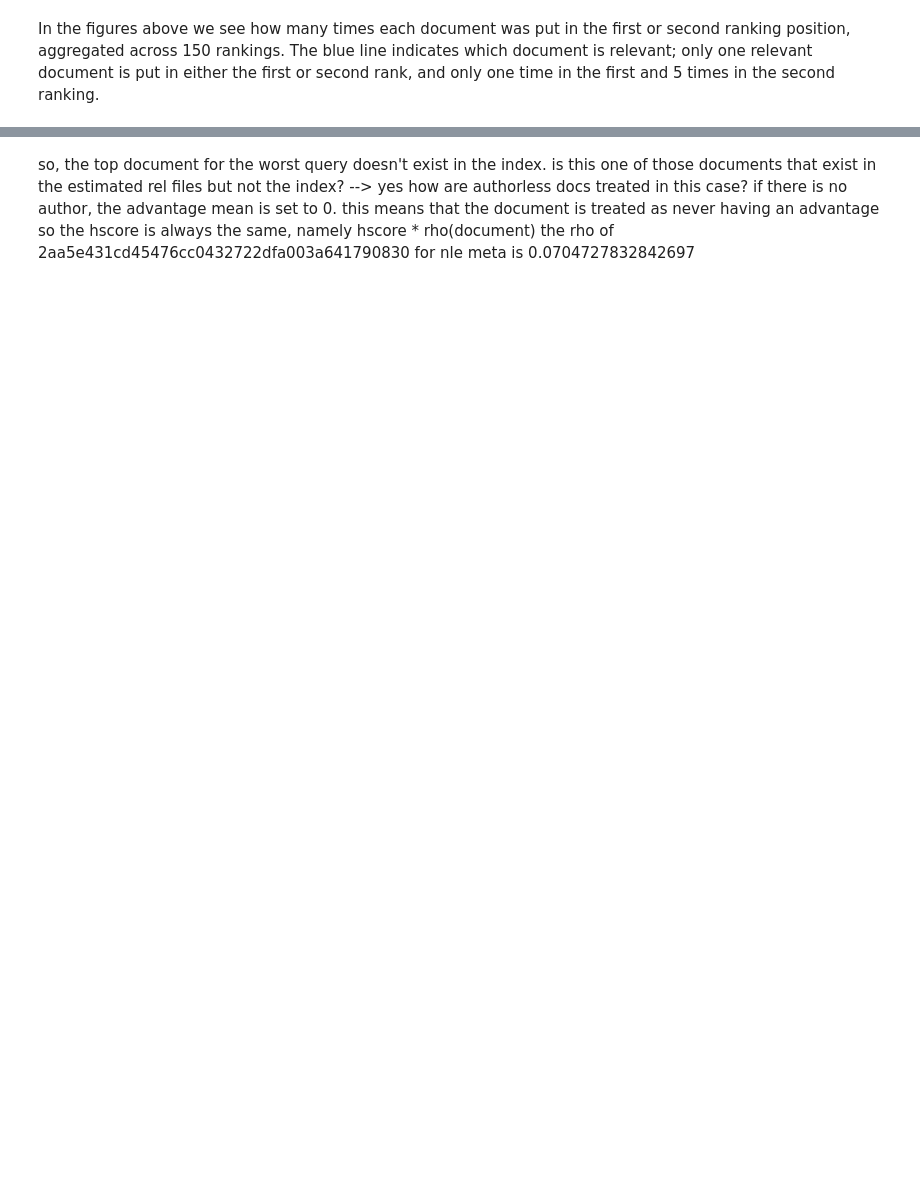
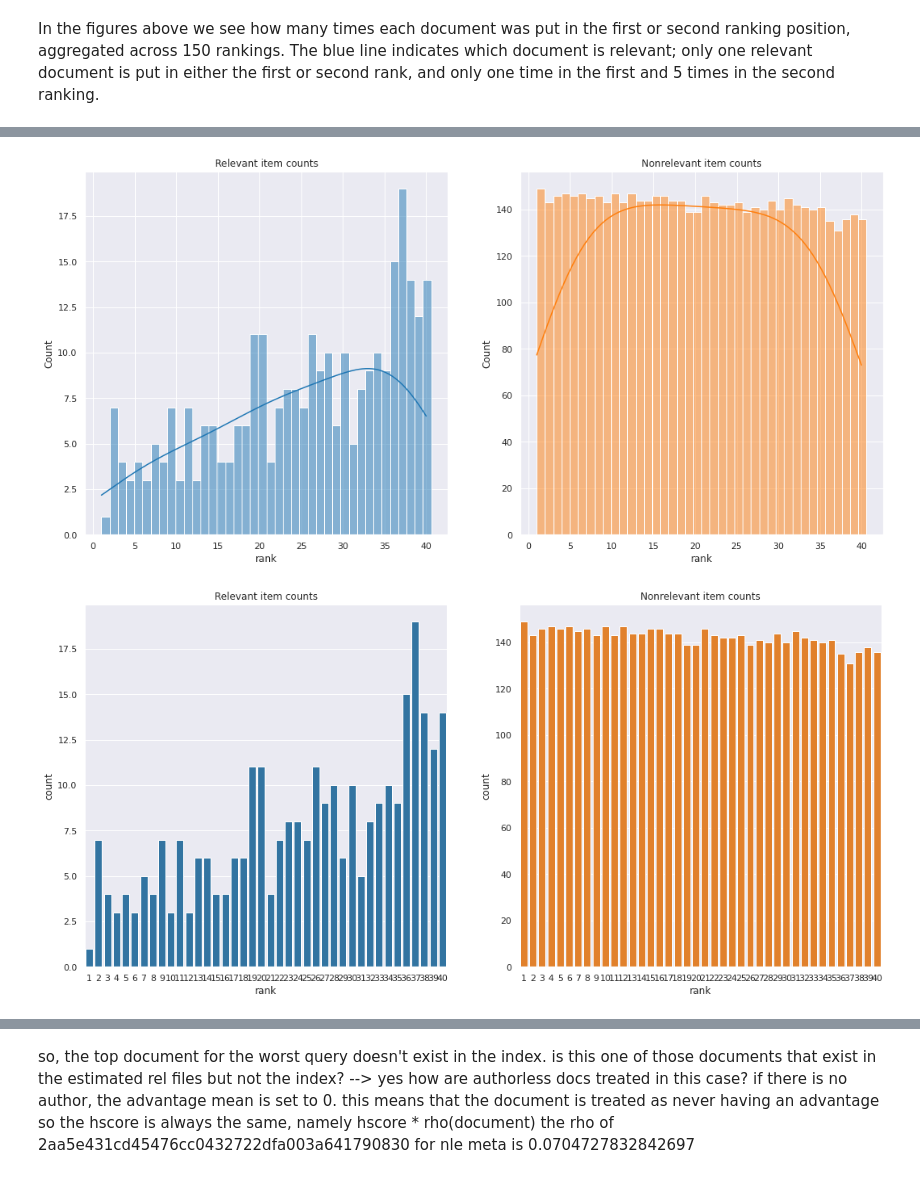
Before and after one commit to pilmus/thesis, a Jupyter notebook: app/notebooks/visualize_ranking_distributions.ipynb, the cells around one changed output, grey strips where cells are left out. Saved outputs shown, nothing was run; the diff lists cells and outputs as text; code cells hidden in the pictures; blank space fills up the shorter version.

```diff
--- a/app/notebooks/visualize_ranking_distributions.ipynb
+++ b/app/notebooks/visualize_ranking_distributions.ipynb
@@ -140,7 +146,7 @@ def count_doc_occurrence_per_rank(rankings_df):
             count_per_doc_per_rank[i][doc] = count_per_doc_per_rank[i][doc] + 1
     return count_per_doc_per_rank
 # %%
-def doc_occurrene_per_rank_to_sns_df(occurrence_dict, relevance_df):
+def doc_occurrence_per_rank_to_sns_df(occurrence_dict, relevance_df):
     unpacked = [d for dlist in [[{'rank':k, 'doc_id':k2, 'count':v2} for k2, v2 in v.items()] for k,v in occurrence_dict.items()] for d in dlist]
     unpacked_df = pd.DataFrame(unpacked)
 
@@ -195,3 +263,18 @@ def plot_doc_occurrence_per_rank(data, num_rel_docs):
+# %%
+def plot_doc_pos_count_for_qid(qid, ranking, relevance):
+        subranking = extract_results_based_on_qid(qid, ranking)
+        subrelevance = extract_relevances_based_on_qid(qid,relevance)
+        num_rel_docs, num_nonrel_docs = count_relgrades(subrelevance)
+        doc_position_counts = count_pos_of_documents(subranking, rel_count)
+        doc_pos_count_df = document_pos_count_to_sns_df(doc_position_counts, subrelevance)
+        plot_doc_pos_count(doc_pos_count_df)
+# %%
+def plots_for_qid(qid,ranking,relevance):
+    plot_rel_nonrel_per_rank_per_relkind_for_qid(qid, ranking, relevance, plotkind='hist')
+    plot_rel_nonrel_per_rank_per_relkind_for_qid(qid, ranking, relevance, plotkind='bar')
+
+    plot_doc_occurrence_per_rank_for_qid(qid, ranking, relevance)
+    plot_doc_pos_count_for_qid(qid, ranking, relevance)
 # %% [markdown]
 ### QID: 657
 # %%
@@ -253,0 +385,5 @@ In the figures above we see how many times each document was put in the first or
+# %%
+plots_for_qid(657,rdf,reldf)
+# %% [output]
+[figure, added]
+[figure, added]
```
Also changed, not shown: parts of 23 cells of this notebook.
